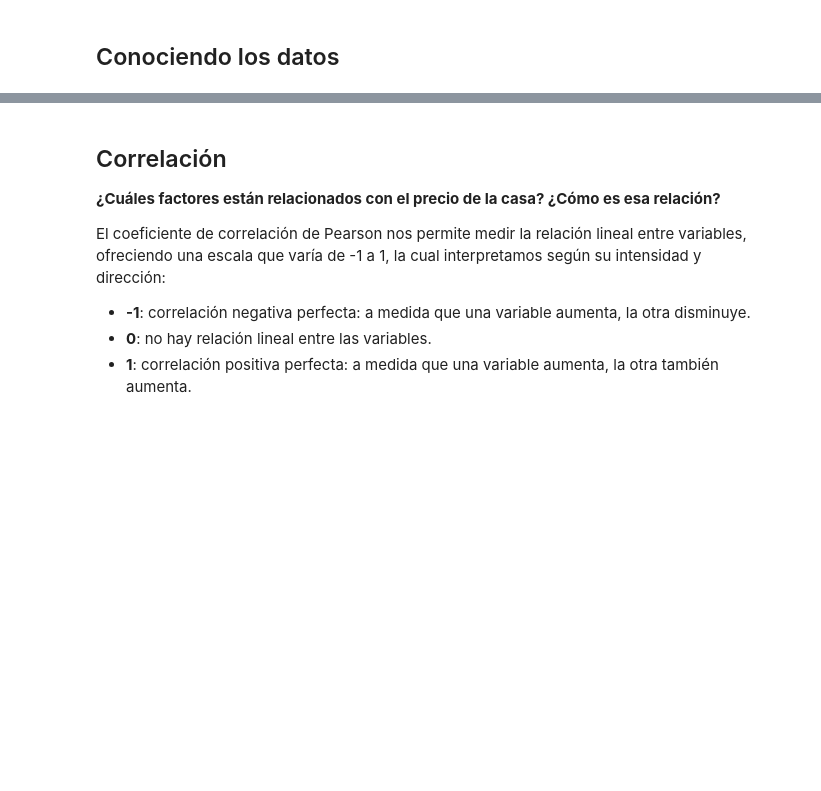
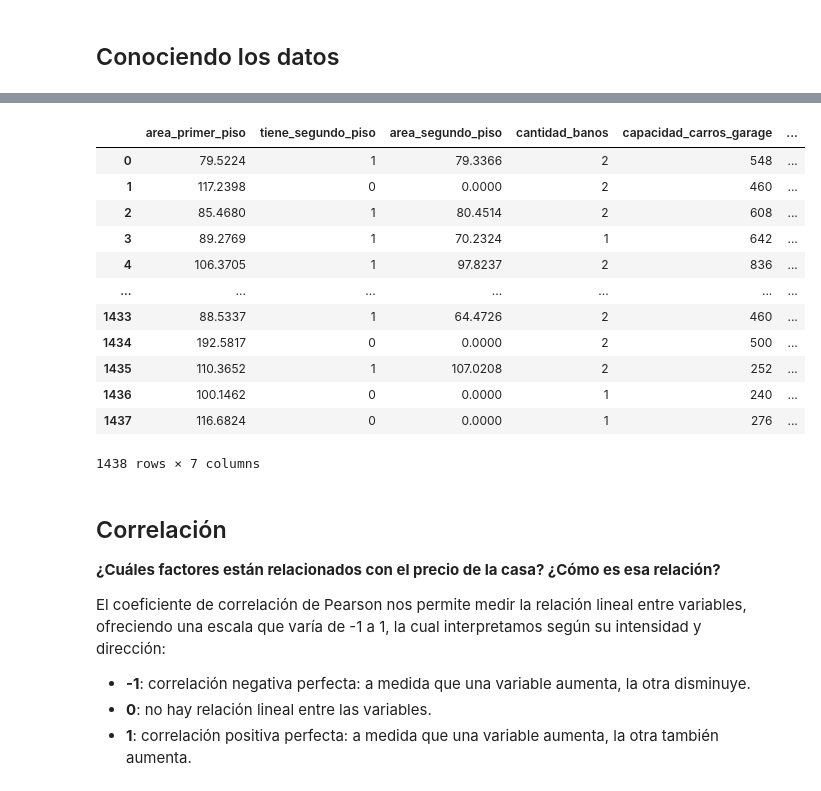
Before and after one commit to kevirui/Regresion-lineal, a Jupyter notebook: precios_de_inmuebles_regresion_lineal.ipynb, the cells around one changed output, grey strips where cells are left out. Cells and saved outputs as stored; diff of their text form; code cells hidden in the pictures; blank space fills up the shorter version.

```diff
--- a/precios_de_inmuebles_regresion_lineal.ipynb
+++ b/precios_de_inmuebles_regresion_lineal.ipynb
@@ -28,3 +56,20 @@ import seaborn as sns
+# %%
+datos = datos.drop(columns='Id')
+datos
+# %% [output]
+|  | area_primer_piso | tiene_segundo_piso | area_segundo_piso | cantidad_banos | capacidad_carros_garage | ... |
+| 0 | 79.5224 | 1 | 79.3366 | 2 | 548 | ... |
+| 1 | 117.2398 | 0 | 0.0000 | 2 | 460 | ... |
+| 2 | 85.4680 | 1 | 80.4514 | 2 | 608 | ... |
+| 3 | 89.2769 | 1 | 70.2324 | 1 | 642 | ... |
+| 4 | 106.3705 | 1 | 97.8237 | 2 | 836 | ... |
+| ... | ... | ... | ... | ... | ... | ... |
+| 1433 | 88.5337 | 1 | 64.4726 | 2 | 460 | ... |
+| 1434 | 192.5817 | 0 | 0.0000 | 2 | 500 | ... |
+| 1435 | 110.3652 | 1 | 107.0208 | 2 | 252 | ... |
+| 1436 | 100.1462 | 0 | 0.0000 | 1 | 240 | ... |
+| 1437 | 116.6824 | 0 | 0.0000 | 1 | 276 | ... |
+1438 rows × 7 columns
 # %% [markdown]
 ## Correlación
 
```
Also changed, not shown: parts of 7 cells of this notebook.
